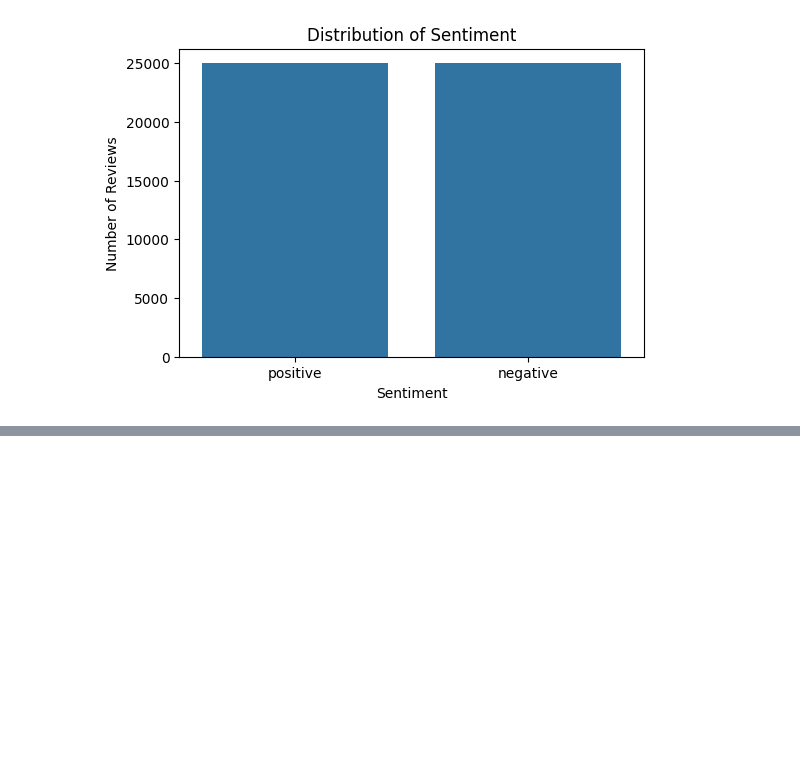
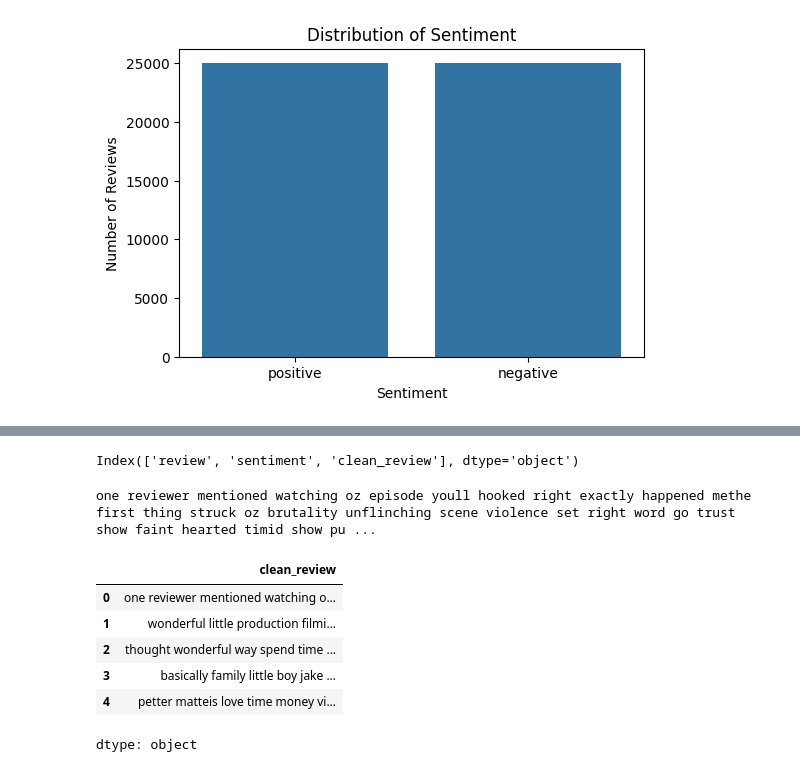
Before and after one commit to nehalnova/sentiment-analysis-, a Jupyter notebook: 01_IMDB_EDA.ipynb, the cells around one changed output, grey strips where cells are left out. Drawn from its saved outputs; the diff is of its cells as text; code cells hidden in the pictures; blank space fills up the shorter version.

```diff
--- a/01_IMDB_EDA.ipynb
+++ b/01_IMDB_EDA.ipynb
@@ -95,0 +176,17 @@ Name: count, dtype: int64
+# %%
+print(df.columns)
+# %% [output]
+Index(['review', 'sentiment', 'clean_review'], dtype='object')
+# %%
+print(df["review"].iloc[0][:300])
+df["review"].head()
+df["clean_review"].head()
+# %% [output]
+one reviewer mentioned watching oz episode youll hooked right exactly happened methe first thing struck oz brutality unflinching scene violence set right word go trust show faint hearted timid show pu ...
+|  | clean_review |
+| 0 | one reviewer mentioned watching o... |
+| 1 | wonderful little production filmi... |
+| 2 | thought wonderful way spend time ... |
+| 3 | basically family little boy jake ... |
+| 4 | petter matteis love time money vi... |
+dtype: object
```
Also changed, not shown: parts of 9 cells of this notebook.
